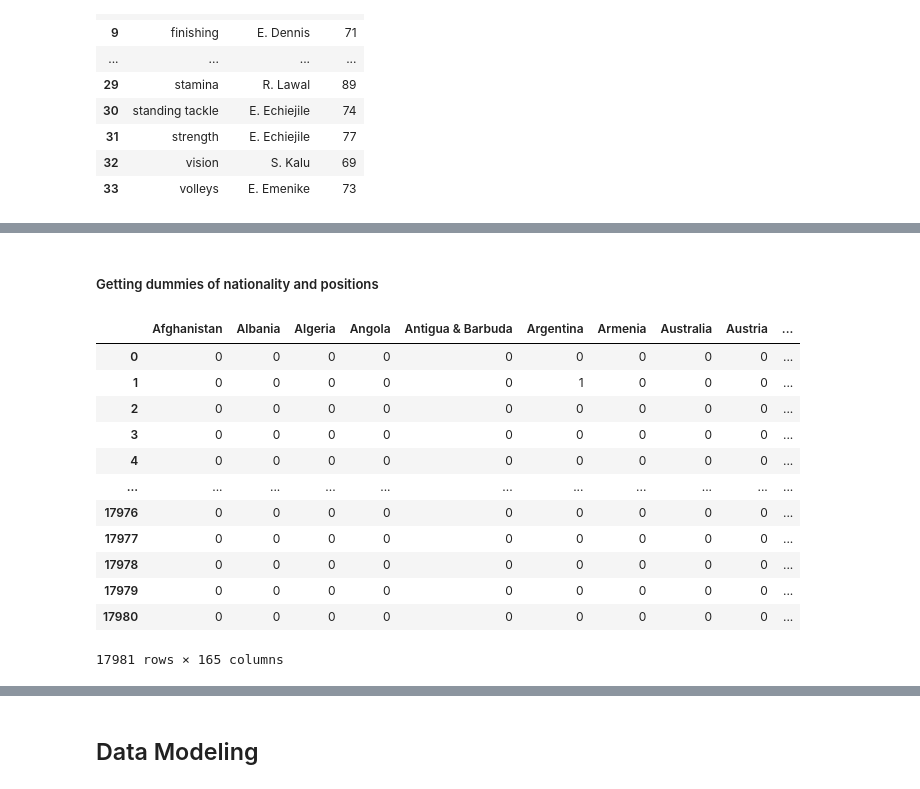
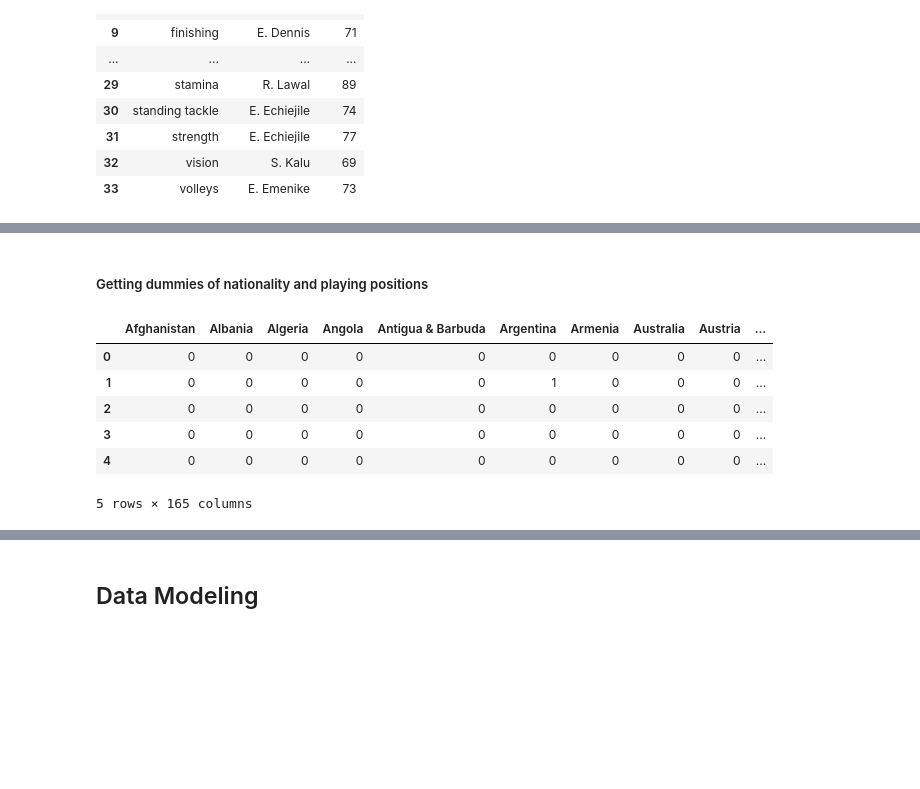
Before and after one commit to imabiodun/fifa-ranking, a Jupyter notebook: fifa-player-ranking.ipynb, the cells around one changed output, grey strips where cells are left out. Saved outputs shown, nothing was run; the diff lists cells and outputs as text; code cells hidden in the pictures; blank space fills up the shorter version.

```diff
--- a/fifa-player-ranking.ipynb
+++ b/fifa-player-ranking.ipynb
@@ -365,23 +495,17 @@ utility_NGA.sort_values(by = 'overall', ascending = False)
 # %% [markdown]
-#####  Getting dummies of nationality and positions
+#####  Getting dummies of nationality and playing positions
 # %%
 data_scores = data.drop(['main position', 'preferred positions','nationality','name'], axis = 1)
 country_data = data['nationality'].str.get_dummies()
-country_data
+country_data.head()
 # %% [output]
 |  | Afghanistan | Albania | Algeria | Angola | Antigua & Barbuda | Argentina | Armenia | Australia | Austria | ... |
 | 0 | 0 | 0 | 0 | 0 | 0 | 0 | 0 | 0 | 0 | ... |
 | 1 | 0 | 0 | 0 | 0 | 0 | 1 | 0 | 0 | 0 | ... |
 | 2 | 0 | 0 | 0 | 0 | 0 | 0 | 0 | 0 | 0 | ... |
 | 3 | 0 | 0 | 0 | 0 | 0 | 0 | 0 | 0 | 0 | ... |
 | 4 | 0 | 0 | 0 | 0 | 0 | 0 | 0 | 0 | 0 | ... |
-| ... | ... | ... | ... | ... | ... | ... | ... | ... | ... | ... |
-| 17976 | 0 | 0 | 0 | 0 | 0 | 0 | 0 | 0 | 0 | ... |
-| 17977 | 0 | 0 | 0 | 0 | 0 | 0 | 0 | 0 | 0 | ... |
-| 17978 | 0 | 0 | 0 | 0 | 0 | 0 | 0 | 0 | 0 | ... |
-| 17979 | 0 | 0 | 0 | 0 | 0 | 0 | 0 | 0 | 0 | ... |
-| 17980 | 0 | 0 | 0 | 0 | 0 | 0 | 0 | 0 | 0 | ... |
-17981 rows × 165 columns
+5 rows × 165 columns
 # %%
 # get dummies for all playing postions in dataframe
 data_pos = data['preferred positions'].str.get_dummies(sep = ' ')
```
Also changed, not shown: parts of 53 cells of this notebook.
